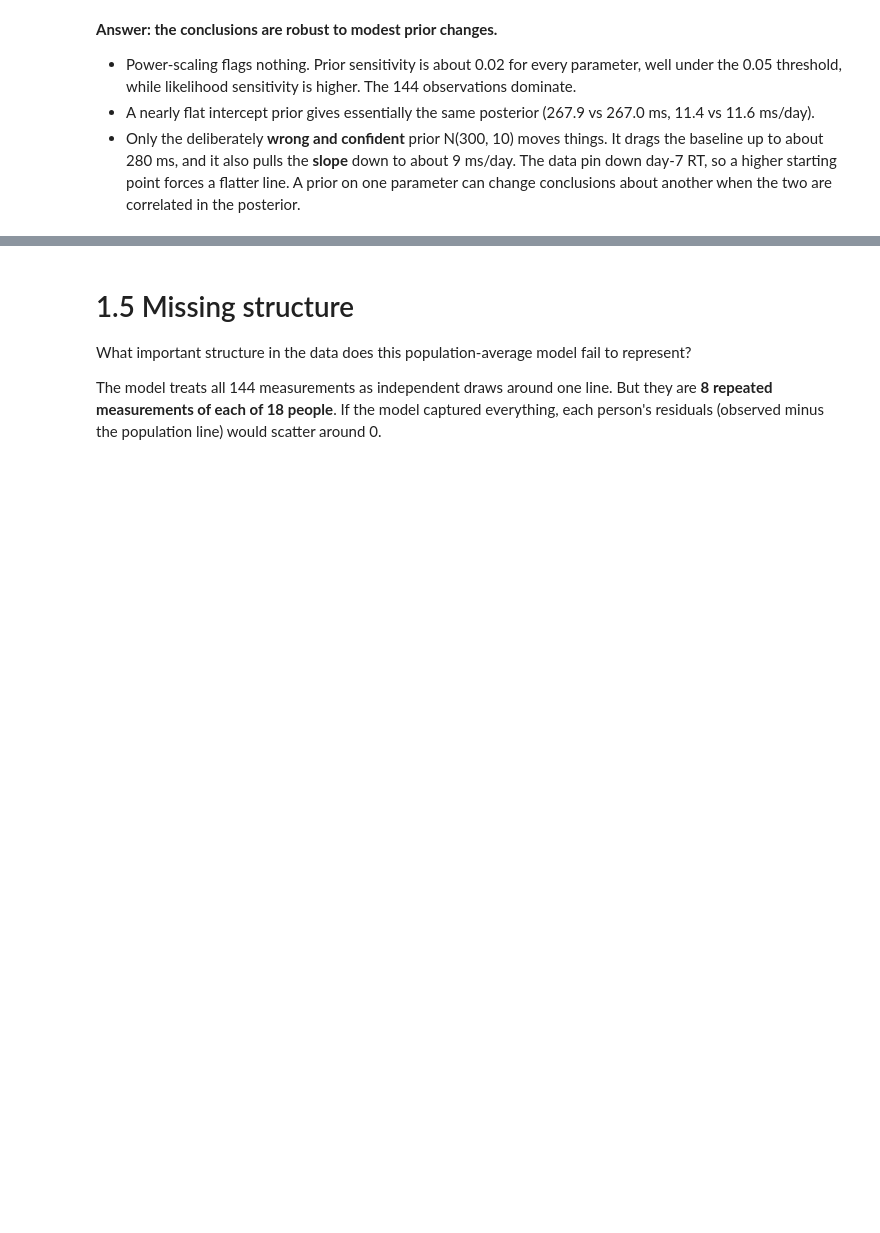
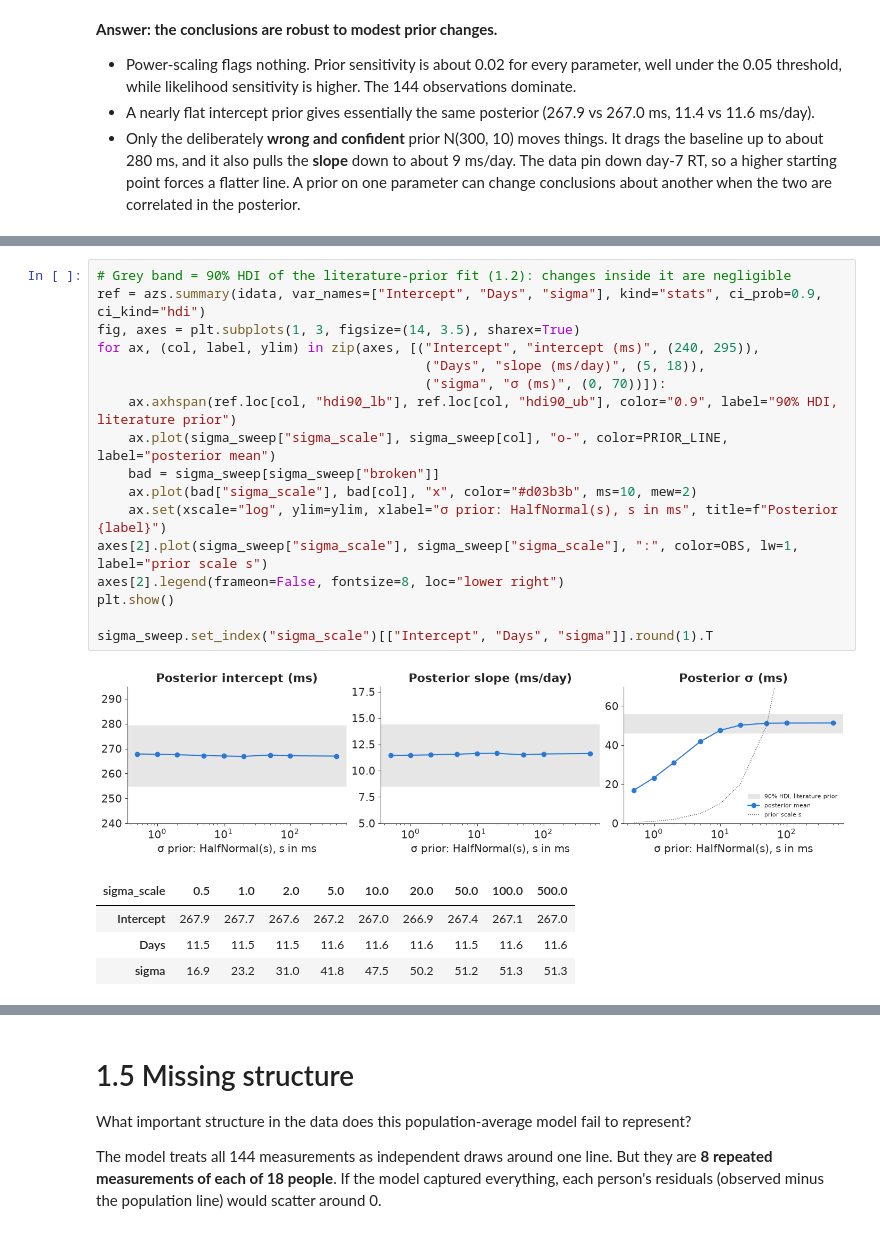
Before and after one commit to EnzonioBanderas/BayesianShortCourse, a Jupyter notebook: sleep/01_linear_baseline.ipynb, the cells around one changed output, grey strips where cells are left out. Drawn from its saved outputs; the diff is of its cells as text; blank space fills up the shorter version.

```diff
--- a/sleep/01_linear_baseline.ipynb
+++ b/sleep/01_linear_baseline.ipynb
@@ -419,0 +498,23 @@ plt.show()
+# %%
+# Grey band = 90% HDI of the literature-prior fit (1.2): changes inside it are negligible
+ref = azs.summary(idata, var_names=["Intercept", "Days", "sigma"], kind="stats", ci_prob=0.9, ci_kind="hdi")
+fig, axes = plt.subplots(1, 3, figsize=(14, 3.5), sharex=True)
+for ax, (col, label, ylim) in zip(axes, [("Intercept", "intercept (ms)", (240, 295)),
+                                          ("Days", "slope (ms/day)", (5, 18)),
+                                          ("sigma", "σ (ms)", (0, 70))]):
+    ax.axhspan(ref.loc[col, "hdi90_lb"], ref.loc[col, "hdi90_ub"], color="0.9", label="90% HDI, literature prior")
+    ax.plot(sigma_sweep["sigma_scale"], sigma_sweep[col], "o-", color=PRIOR_LINE, label="posterior mean")
+    bad = sigma_sweep[sigma_sweep["broken"]]
+    ax.plot(bad["sigma_scale"], bad[col], "x", color="#d03b3b", ms=10, mew=2)
+    ax.set(xscale="log", ylim=ylim, xlabel="σ prior: HalfNormal(s), s in ms", title=f"Posterior {label}")
+axes[2].plot(sigma_sweep["sigma_scale"], sigma_sweep["sigma_scale"], ":", color=OBS, lw=1, label="prior scale s")
+axes[2].legend(frameon=False, fontsize=8, loc="lower right")
+plt.show()
+
+sigma_sweep.set_index("sigma_scale")[["Intercept", "Days", "sigma"]].round(1).T
+# %% [output]
+[figure, added]
+| sigma_scale | 0.5 | 1.0 | 2.0 | 5.0 | 10.0 | 20.0 | 50.0 | 100.0 | 500.0 |
+| Intercept | 267.9 | 267.7 | 267.6 | 267.2 | 267.0 | 266.9 | 267.4 | 267.1 | 267.0 |
+| Days | 11.5 | 11.5 | 11.5 | 11.6 | 11.6 | 11.6 | 11.5 | 11.6 | 11.6 |
+| sigma | 16.9 | 23.2 | 31.0 | 41.8 | 47.5 | 50.2 | 51.2 | 51.3 | 51.3 |
```
Also changed, not shown: parts of 6 cells of this notebook.
